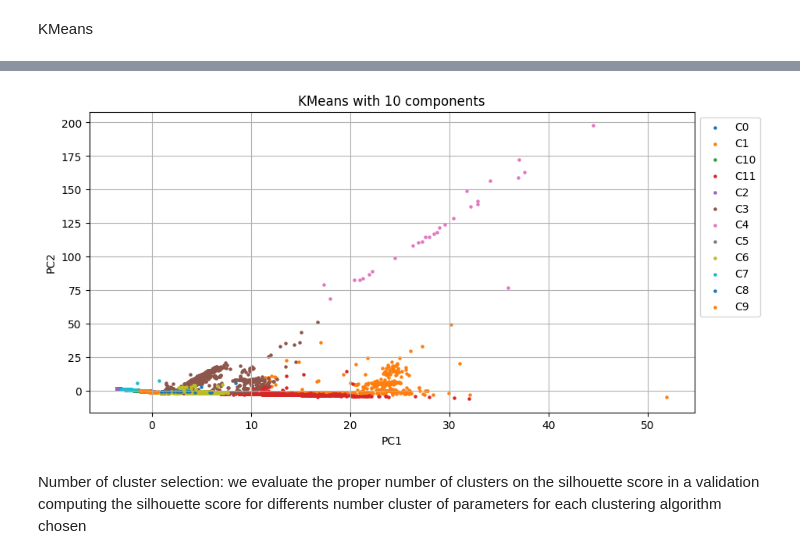
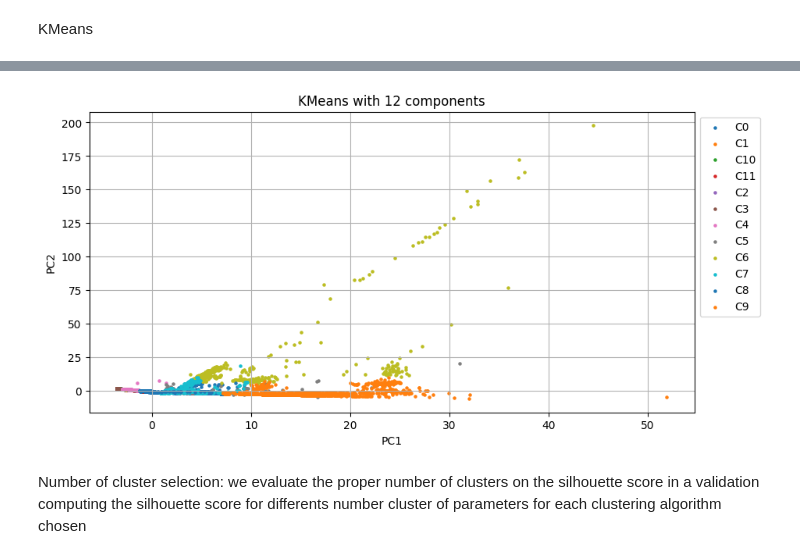
Before and after one commit to federicomirra01/DDoS_analysis_project, a Jupyter notebook: Section_3.ipynb, the cells around one changed output, grey strips where cells are left out. Saved outputs shown, nothing was run; the diff lists cells and outputs as text; code cells hidden in the pictures.

```diff
--- a/Section_3.ipynb
+++ b/Section_3.ipynb
@@ -116,19 +116,19 @@ Clustering error: 1645104.9226968773
 # %%
 cluster_df = pd.DataFrame(X[:,:3])
 cluster_df['cid_KM'] = [f'C{x}' for x in labels]
 
 fig, ax = plt.subplots(figsize=(10,5))
 
 for i in np.unique(cluster_df.cid_KM):
     subdf = cluster_df[cluster_df.cid_KM == i]
     ax.scatter(subdf[0], subdf[1], label=i, s=5)
 lgnd = ax.legend(bbox_to_anchor=(1, 1), loc="upper left")
 ax.set_xlabel('PC1')
 ax.set_ylabel('PC2')
-ax.set_title('KMeans with 10 components')
+ax.set_title('KMeans with 12 components')
 ax.grid()
 # %% [output]
-[figure, old version]
+[figure, new version]
 # %% [markdown]
 Number of cluster selection: we evaluate the proper number of clusters on the silhouette score in a validation computing the silhouette score for differents number cluster of parameters for each clustering algorithm chosen
 # %% [markdown]
```
Also changed, not shown: parts of 14 cells of this notebook, 3 other files.
